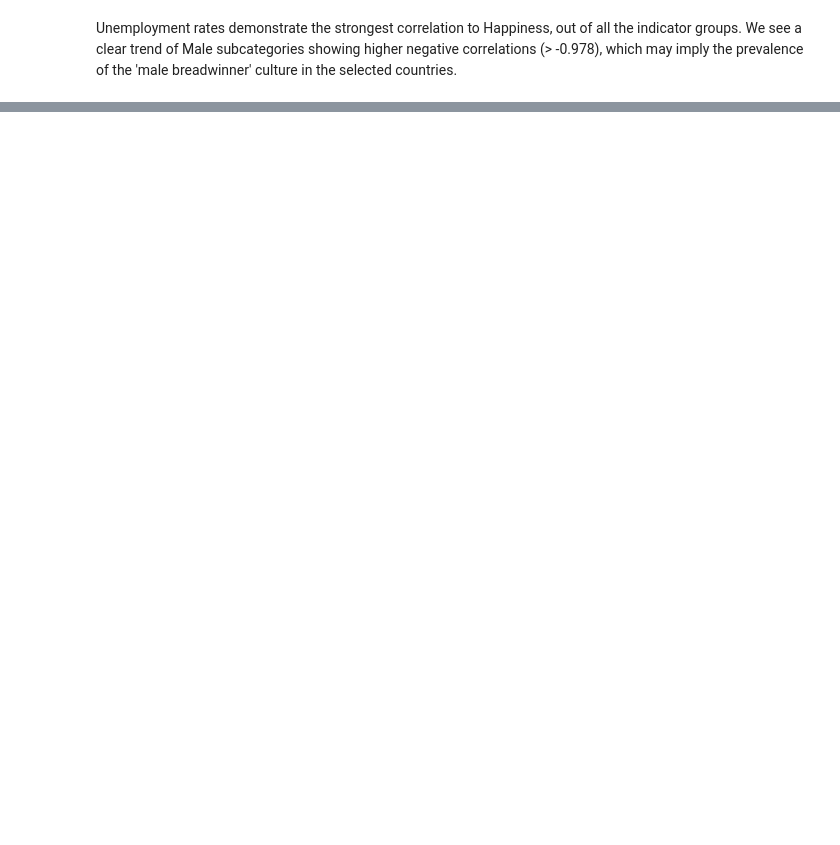
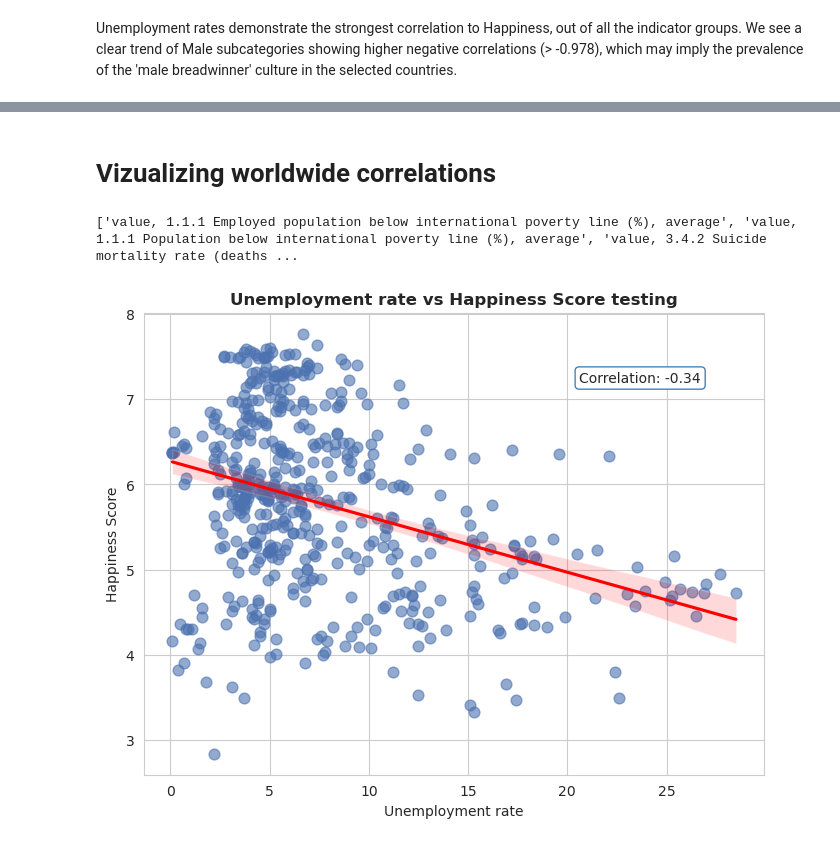
Before and after one commit to lboekestein/DWproject, a Jupyter notebook: src/vizualizations.ipynb, the cells around one changed output, grey strips where cells are left out. Drawn from its saved outputs; the diff is of its cells as text; code cells hidden in the pictures; blank space fills up the shorter version.

Commit message:
Made visualizations of correlations

```diff
--- a/src/vizualizations.ipynb
+++ b/src/vizualizations.ipynb
@@ -503,0 +185,2 @@ Name: Happiness Score, dtype: float64
+# %% [markdown]
+# Vizualizing worldwide correlations
@@ -503,0 +189,52 @@ Name: Happiness Score, dtype: float64
+# %%
+df.columns = df.columns.map(lambda x: ", ".join(x) if isinstance(x, tuple) else x)
+# %%
+def make_corr_plot(df: pd.DataFrame, columns: [str], xlabel: str, ylabel: str, title: str, save: bool=False):
+    """
+    Makes correlation plot of specified columns and displays correlation score
+    """
+    # calculate correlation score
+    filtered_df = df.dropna(subset=columns)
+
+    correlation_coefficient = filtered_df[columns[0]].corr(filtered_df[columns[1]])
+
+    # style choices
+    sns.set_style("whitegrid")
+    sns.set_palette("deep")
+    plt.figure(figsize=(8, 6))
+
+    # make reg plot
+    sns.regplot(x=columns[0], y=columns[1], data=df,
+                scatter_kws={'s': 60, 'alpha': 0.6},
+                line_kws={'color':'red'}
+               )
+
+    # annotate plot with correlation score
+    plt.annotate(f'Correlation: {correlation_coefficient:.2f}', xy=(0.8, 0.85), xycoords='axes fraction',
+                 ha='center', fontsize=10,
+                 bbox=dict(boxstyle='round,pad=0.3', edgecolor='steelblue', facecolor='white'))
+
+    # Add labels and title
+    plt.xlabel(xlabel)
+    plt.ylabel(ylabel)
+    plt.title(title, fontweight="bold")
+
+    if save:
+        plt.savefig(f"../fig/scatter_plot_{title}.png")
+
+    # Show the plot
+    plt.show()
+# %%
+scatters = [df.columns[11], df.columns[25], df.columns[28], df.columns[30], df.columns[68]]
+print(scatters)
+# %% [output]
+['value, 1.1.1 Employed population below international poverty line (%), average', 'value, 1.1.1 Population below international poverty line (%), average', 'value, 3.4.2 Suicide mortality rate (deaths ...
+# %%
+subset_to_scatter = [df.columns[68], df.columns[3]]
+
+make_corr_plot(df, subset_to_scatter, "Unemployment rate",
+               "Happiness Score",
+               "Unemployment rate vs Happiness Score testing",
+              save=True)
+# %% [output]
+[figure, added]
```
Also changed, not shown: parts of 52 cells of this notebook, 10 other files.
